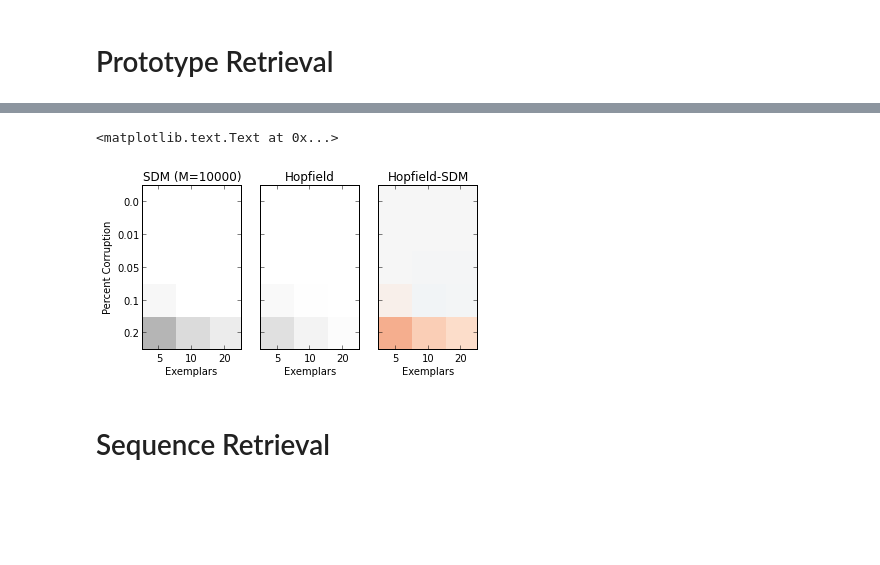
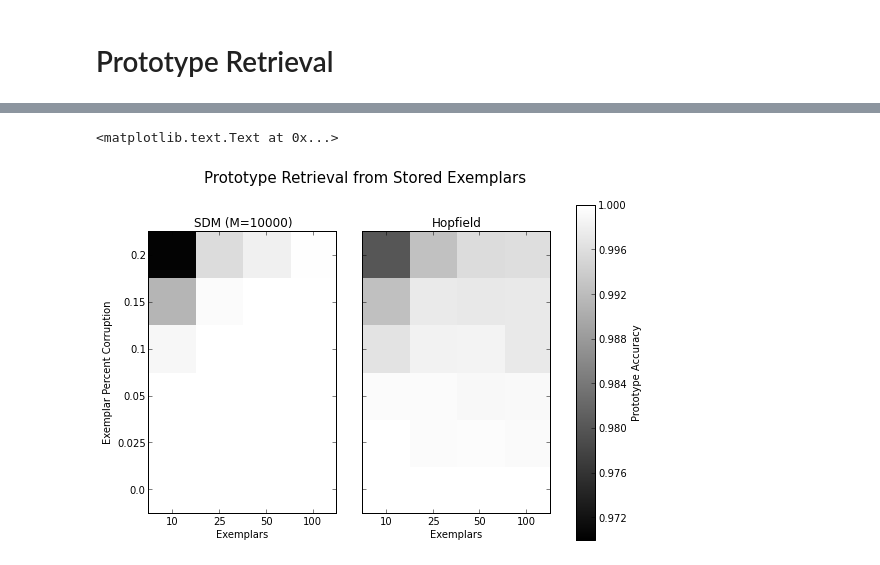
Before and after one commit to berkeley-cocosci/bayes-sdm, a Jupyter notebook: comparisons.ipynb, the cells around one changed output, grey strips where cells are left out. Saved outputs shown, nothing was run; the diff lists cells and outputs as text; code cells hidden in the pictures; blank space fills up the shorter version.

Commit message:
Figures

```diff
--- a/comparisons.ipynb
+++ b/comparisons.ipynb
@@ -193,37 +265,38 @@ for nidx, err in enumerate(prototype_noise):
 # %%
+vmin = 0.97
+vmax = 1
 plt.clf()
 
-plt.subplot(1, 3, 1)
-plt.imshow(
+gs = plt.GridSpec(1, 3, width_ratios=[10, 10, 1])
+
+plt.subplot(gs[0])
+im = plt.imshow(
     1-sdm_prototype,
-    cmap='gray', interpolation='nearest', vmin=0.5, vmax=1)
+    cmap='gray', interpolation='nearest',
+    vmin=vmin, vmax=vmax,
+    origin='lower')
 plt.xticks(np.arange(prototype_k.size), prototype_k)
 plt.yticks(np.arange(noise.size), noise)
 plt.title("SDM (M=%d)" % m)
 plt.xlabel("Exemplars")
-plt.ylabel("Percent Corruption")
+plt.ylabel("Exemplar Percent Corruption")
 
-plt.subplot(1, 3, 2)
+plt.subplot(gs[1])
 plt.imshow(
     1-hop_prototype,
-    cmap='gray', interpolation='nearest', vmin=0.5, vmax=1)
+    cmap='gray', interpolation='nearest',
+    vmin=vmin, vmax=vmax,
+    origin='lower')
 plt.xticks(np.arange(prototype_k.size), prototype_k)
 plt.yticks(np.arange(noise.size), [])
 plt.title("Hopfield")
 plt.xlabel("Exemplars")
 
-plt.subplot(1, 3, 3)
-diff = hop_prototype-sdm_prototype
-plt.imshow(
-    np.sign(diff)*(2**np.log(np.abs(diff))),
-    #diff,
-    cmap='RdBu', interpolation='nearest', vmin=-0.5, vmax=0.5)
-plt.xticks(np.arange(prototype_k.size), prototype_k)
-plt.yticks(np.arange(noise.size), [])
-plt.title("Hopfield-SDM")
-plt.xlabel("Exemplars")
+sp = plt.subplot(gs[2])
+plt.colorbar(im, cax=sp)
+sp.set_ylabel("Prototype Accuracy")
+
+plt.suptitle("Prototype Retrieval from Stored Exemplars", fontsize=15)
 # %% [output]
 <matplotlib.text.Text at 0x...>
-[figure, old version]
+[figure, new version]
-# %% [markdown]
-# Sequence Retrieval
```
Also changed, not shown: parts of 10 cells of this notebook, 2 other files.
